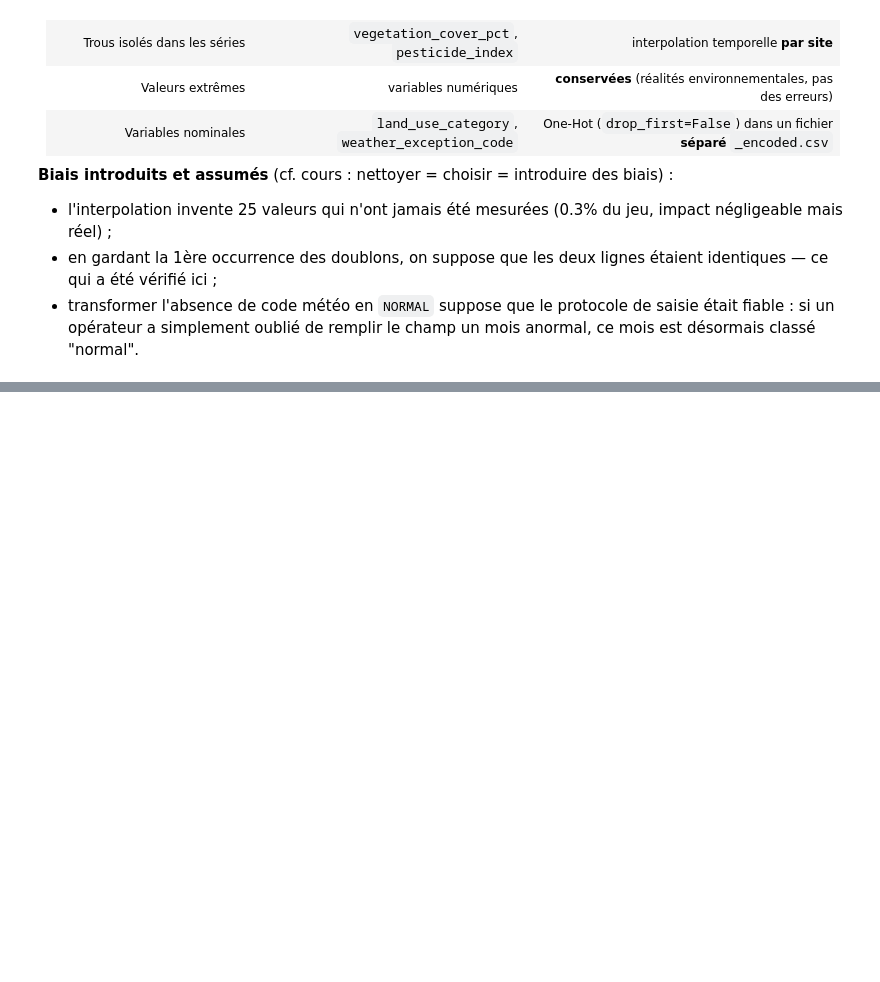
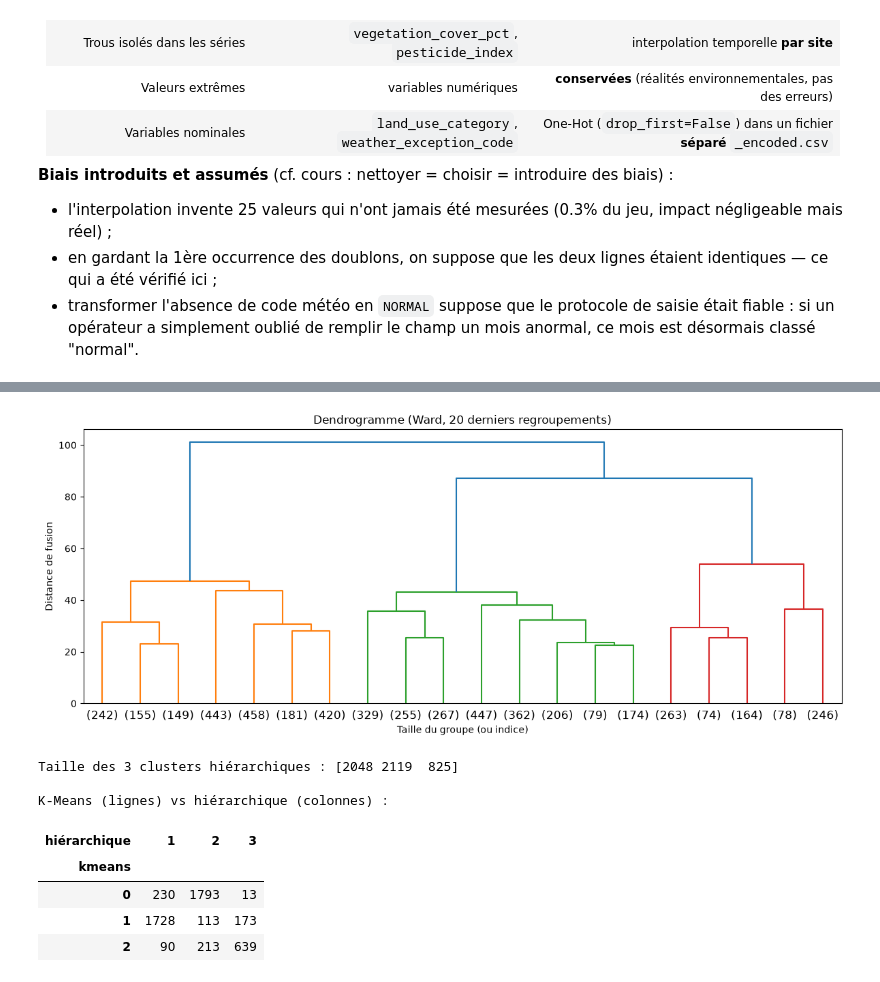
Before and after one commit to HananeDjouadi/G05-DataMining-2627, a Jupyter notebook: data/ecology/environmental_monthly.ipynb, the cells around one changed output, grey strips where cells are left out. Saved outputs shown, nothing was run; the diff lists cells and outputs as text; code cells hidden in the pictures; blank space fills up the shorter version.

```diff
--- a/data/ecology/environmental_monthly.ipynb
+++ b/data/ecology/environmental_monthly.ipynb
@@ -1004,0 +1199,27 @@ opérateur a simplement oublié de remplir le champ un mois anormal, ce mois est
+# %%
+from scipy.cluster.hierarchy import linkage, dendrogram, fcluster
+
+Z = linkage(X_scaled, method='ward')
+
+plt.figure(figsize=(12, 5))
+dendrogram(Z, truncate_mode='lastp', p=20, show_leaf_counts=True)
+plt.title("Dendrogramme (Ward, 20 derniers regroupements)")
+plt.xlabel("Taille du groupe (ou indice)"); plt.ylabel("Distance de fusion")
+plt.tight_layout(); plt.show()
+
+labels_hc = fcluster(Z, t=3, criterion='maxclust')
+print("Taille des 3 clusters hiérarchiques :", np.bincount(labels_hc)[1:])
+
+labels_km = KMeans(n_clusters=3, n_init=10, random_state=42).fit_predict(X_scaled)
+print("\nK-Means (lignes) vs hiérarchique (colonnes) :")
+display(pd.crosstab(labels_km, labels_hc, rownames=['kmeans'], colnames=['hiérarchique']))
+# %% [output]
+[figure, added]
+Taille des 3 clusters hiérarchiques : [2048 2119  825]
+
+K-Means (lignes) vs hiérarchique (colonnes) :
+| hiérarchique | 1 | 2 | 3 |
+| kmeans |  |  |  |
+| 0 | 230 | 1793 | 13 |
+| 1 | 1728 | 113 | 173 |
+| 2 | 90 | 213 | 639 |
```
Also changed, not shown: parts of 29 cells of this notebook, 1 other file.
